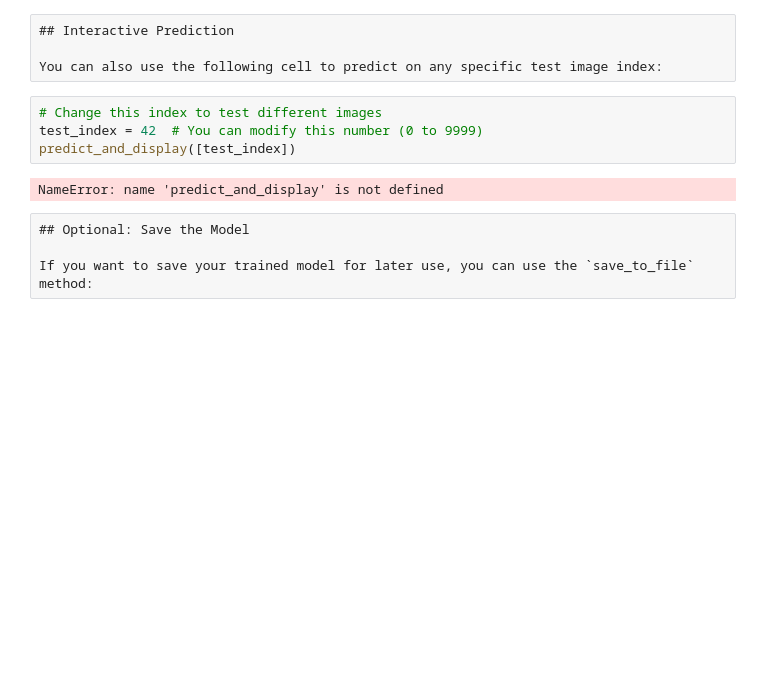
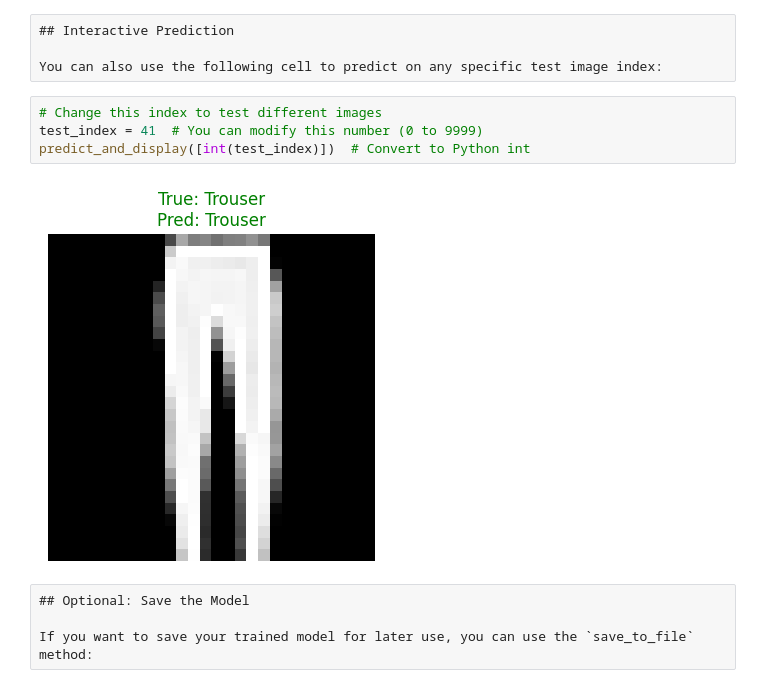
Before and after one commit to eyezhick/PyAOgmaNeo-docs, a Jupyter notebook: docs/examples/fashion_mnist/fashion_mnist_tutorial.ipynb, the cells around one changed output. Saved outputs shown, nothing was run; the diff lists cells and outputs as text; blank space fills up the shorter version.

```diff
--- a/docs/examples/fashion_mnist/fashion_mnist_tutorial.ipynb
+++ b/docs/examples/fashion_mnist/fashion_mnist_tutorial.ipynb
@@ -304,10 +307,10 @@ NameError: name 'plt' is not defined
 You can also use the following cell to predict on any specific test image index:
 # %%
 # Change this index to test different images
-test_index = 42  # You can modify this number (0 to 9999)
-predict_and_display([test_index])
+test_index = 41  # You can modify this number (0 to 9999)
+predict_and_display([int(test_index)])  # Convert to Python int
 # %% [output]
-NameError: name 'predict_and_display' is not defined
+[figure, added]
 # %% [raw]
 ## Optional: Save the Model
 
```
Also changed, not shown: parts of 2 cells of this notebook.
